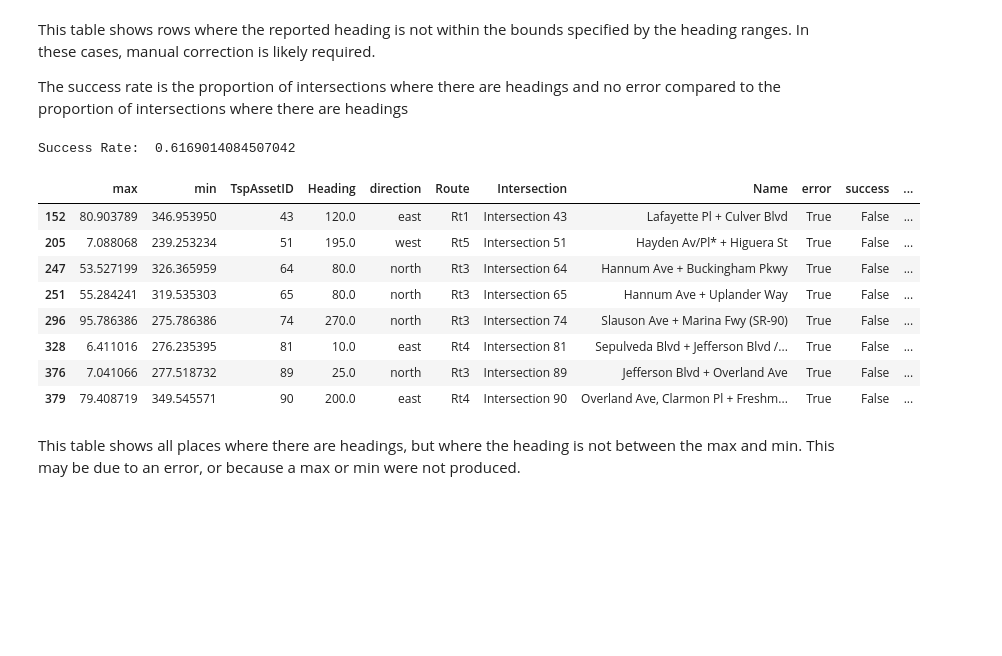
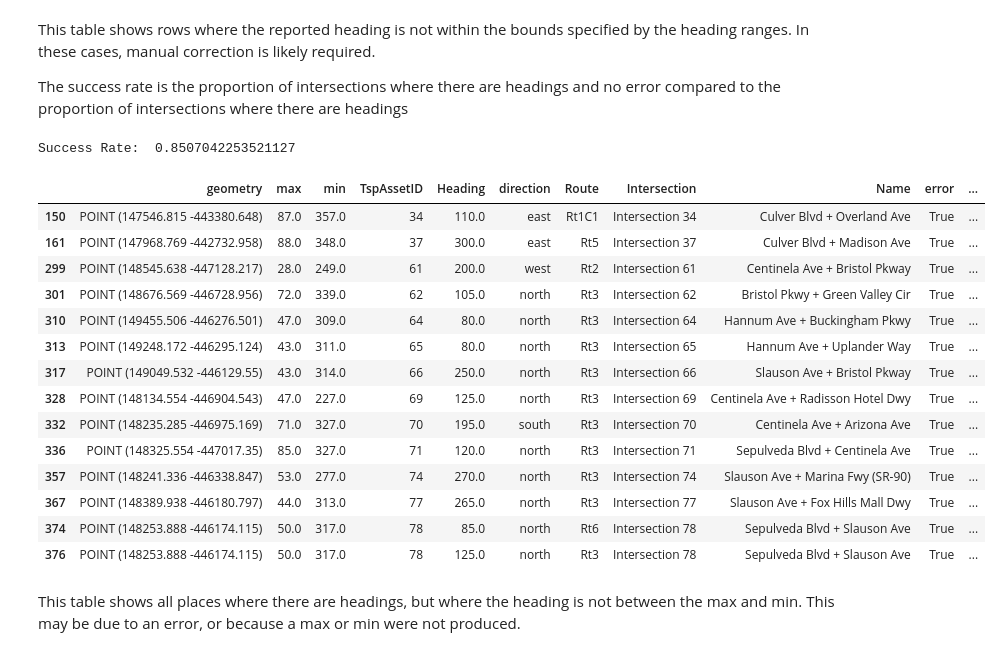
Before and after one commit to cal-itp/tsp-analysis, a Jupyter notebook: subtasks/heading_correction/get_bearings.ipynb, the cells around one changed output. Drawn from its saved outputs; the diff is of its cells as text; code cells hidden in the pictures; blank space fills up the shorter version.

```diff
--- a/subtasks/heading_correction/get_bearings.ipynb
+++ b/subtasks/heading_correction/get_bearings.ipynb
@@ -156,8 +171,8 @@ for edge in signal_in_edges:
     bearing_upper_bound = (bearing + min(positive_distance_to_other_edge) / 2) % 360
     bearing_lower_bound = (bearing - min(negative_distance_to_other_edge) / 2) % 360
     # add bearings to transit edge
-    edge[3]["bearing_lower_bound"] = bearing_lower_bound
-    edge[3]["bearing_upper_bound"] = bearing_upper_bound
+    edge[3]["bearing_lower_bound"] = bearing_lower_bound.round(0)
+    edge[3]["bearing_upper_bound"] = bearing_upper_bound.round(0)
     edges_to_update.append(edge)
     # add orientation to intersecting edges
     if "orientation" in edge[3]:
@@ -191,8 +206,12 @@ CANONICAL_DIRECTION_TO_ORIENTATION = {
 CANONICAL_DIRECTION_TO_OPPOSITE_DIRECTION = {"EAST": "WEST", "NORTH": "SOUTH"}
 
 DataKeyEdge = tuple[int, int, int, dict]
+
+
 def assign_directions_single_orientation(
-    results_tuples: list[tuple[DataKeyEdge, float, float]], direction_1: str, direction_2: str
+    results_tuples: list[tuple[DataKeyEdge, float, float]],
+    direction_1: str,
+    direction_2: str,
 ) -> tuple[DataKeyEdge | None, DataKeyEdge | None]:
     """
     Assign directions to edges
@@ -225,22 +244,23 @@ def assign_directions_single_orientation(
     # If there's more than two tuples, this isn't defined, return None
     return None, None
 
+
 # Get a graph with all edges that have assigned orientations, these are the ones where we need to assign edges
-graph_with_directions = graph_with_bounds.edge_subgraph(
+"""graph_with_directions = graph_with_bounds.edge_subgraph(
     [
         (u, v, k)
         for u, v, k, data in graph_with_bounds.in_edges(keys=True, data=True)
         if data.get("transit")
     ]
-).copy()
+).copy()"""
 
 edges_to_update = []
 nodes_to_update = []
-for node in graph_with_directions.nodes(data=True):
+for node in graph_with_bounds.nodes(data=True):
     # Assign directions to edges
     edges = [
         edge
-        for edge in graph_with_directions.in_edges(node[0], keys=True, data=True)
+        for edge in graph_with_bounds.in_edges(node[0], keys=True, data=True)
         if "orientation" in edge[3]
     ]
     edges_to_update_north_south = [
@@ -292,11 +312,11 @@ for node in graph_with_directions.nodes(data=True):
                 node[1][direction_column_name_upper] = bearing_upper_bound
                 # Update node
                 nodes_to_update.append(node)
-graph_with_directions.update(edges_to_update)
+graph_with_bounds.update(edges_to_update)
 # %% [markdown]
 ### Get tabular output
 # %%
-osm_nodes, osm_streets_into_signals = ox.convert.graph_to_gdfs(graph_with_directions)
+osm_nodes, osm_streets_into_signals = ox.convert.graph_to_gdfs(graph_with_bounds)
 # %%
 # Assign osm nodes to signal ids
 osm_nodes_with_signal_ids = (
@@ -345,7 +365,7 @@ validation_headings["direction"] = (
 nodes_with_signal_ids_long = (
     nodes_with_signal_ids_reindexed.reset_index()
     .melt(
-        id_vars=["TspAssetID"],
+        id_vars=["TspAssetID", "geometry"],
         value_vars=bearing_columns,
         var_name="bearing_type",
         value_name="bearing",
@@ -360,11 +380,17 @@ nodes_with_signal_ids_long[["direction", "type"]] = nodes_with_signal_ids_long[
 nodes_with_signal_ids_matching_validation = (
     nodes_with_signal_ids_long.drop("bearing_type", axis=1)
     .dropna(subset=["bearing"])
-    .pivot(index=["TspAssetID", "direction"], columns=["type"])
+    .pivot(index=["TspAssetID", "direction", "geometry"], columns=["type"])
 )
 nodes_with_signal_ids_matching_validation.columns = (
     nodes_with_signal_ids_matching_validation.columns.droplevel()
 )
+nodes_with_signal_ids_matching_validation.reset_index(
+    level=["geometry"], inplace=True
+)  # TODO - inplace bad?
+nodes_with_signal_ids_matching_validation = gpd.GeoDataFrame(
+    nodes_with_signal_ids_matching_validation, geometry="geometry"
+)
 # %% [markdown]
 This table shows rows where the reported heading is not within the bounds specified by the heading ranges. In these cases, manual correction is likely required.
 
@@ -372,39 +398,51 @@ The success rate is the proportion of intersections where there are headings and
 # %%
 # Get signals where bus headings do not match reported headings
 nodes_validation_merged = nodes_with_signal_ids_matching_validation.merge(
-    validation_headings[["TspAssetID", "Heading", "direction", "Route", "Intersection", "Name"]].drop_duplicates(),
+    validation_headings[
+        ["TspAssetID", "Heading", "direction", "Route", "Intersection", "Name"]
+    ].drop_duplicates(),
     how="outer",
     left_index=True,
     right_on=["TspAssetID", "direction"],
     validate="one_to_many",
 ).reset_index(drop=True)
 nodes_validation_merged["error"] = (
     nodes_validation_merged["Heading"].notna()
     & nodes_validation_merged["max"].notna()
     & nodes_validation_merged["min"].notna()
     & ~(nodes_validation_merged["Heading"] > nodes_validation_merged["min"])
     & ~(nodes_validation_merged["Heading"] < nodes_validation_merged["max"])
 )
 nodes_validation_merged["success"] = (
     ~nodes_validation_merged["error"]
     & nodes_validation_merged["Heading"].notna()
     & nodes_validation_merged["max"].notna()
     & nodes_validation_merged["min"].notna()
 )
-nodes_validation_merged["heading_available"] = nodes_validation_merged["Heading"].notna()
-print(f"Success Rate:  {nodes_validation_merged['success'].sum() / nodes_validation_merged['heading_available'].sum()}")
+nodes_validation_merged["heading_available"] = nodes_validation_merged[
+    "Heading"
+].notna()
+print(
+    f"Success Rate:  {(nodes_validation_merged['success'] & nodes_validation_merged['heading_available']).sum() / nodes_validation_merged['heading_available'].sum()}"
+)
 nodes_validation_merged.loc[nodes_validation_merged["error"]]
 # %% [output]
-Success Rate:  0.6169014084507042
+Success Rate:  0.8507042253521127
-|  | max | min | TspAssetID | Heading | direction | Route | Intersection | Name | error | success | ... |
-| 152 | 80.903789 | 346.953950 | 43 | 120.0 | east | Rt1 | Intersection 43 | Lafayette Pl + Culver Blvd | True | False | ... |
-| 205 | 7.088068 | 239.253234 | 51 | 195.0 | west | Rt5 | Intersection 51 | Hayden Av/Pl* + Higuera St | True | False | ... |
-| 247 | 53.527199 | 326.365959 | 64 | 80.0 | north | Rt3 | Intersection 64 | Hannum Ave + Buckingham Pkwy | True | False | ... |
-| 251 | 55.284241 | 319.535303 | 65 | 80.0 | north | Rt3 | Intersection 65 | Hannum Ave + Uplander Way | True | False | ... |
-| 296 | 95.786386 | 275.786386 | 74 | 270.0 | north | Rt3 | Intersection 74 | Slauson Ave + Marina Fwy (SR-90) | True | False | ... |
-| 328 | 6.411016 | 276.235395 | 81 | 10.0 | east | Rt4 | Intersection 81 | Sepulveda Blvd + Jefferson Blvd /... | True | False | ... |
-| 376 | 7.041066 | 277.518732 | 89 | 25.0 | north | Rt3 | Intersection 89 | Jefferson Blvd + Overland Ave | True | False | ... |
-| 379 | 79.408719 | 349.545571 | 90 | 200.0 | east | Rt4 | Intersection 90 | Overland Ave, Clarmon Pl + Freshm... | True | False | ... |
+|  | geometry | max | min | TspAssetID | Heading | direction | Route | Intersection | Name | error | ... |
+| 150 | POINT (147546.815 -443380.648) | 87.0 | 357.0 | 34 | 110.0 | east | Rt1C1 | Intersection 34 | Culver Blvd + Overland Ave | True | ... |
+| 161 | POINT (147968.769 -442732.958) | 88.0 | 348.0 | 37 | 300.0 | east | Rt5 | Intersection 37 | Culver Blvd + Madison Ave | True | ... |
+| 299 | POINT (148545.638 -447128.217) | 28.0 | 249.0 | 61 | 200.0 | west | Rt2 | Intersection 61 | Centinela Ave + Bristol Pkway | True | ... |
+| 301 | POINT (148676.569 -446728.956) | 72.0 | 339.0 | 62 | 105.0 | north | Rt3 | Intersection 62 | Bristol Pkwy + Green Valley Cir | True | ... |
+| 310 | POINT (149455.506 -446276.501) | 47.0 | 309.0 | 64 | 80.0 | north | Rt3 | Intersection 64 | Hannum Ave + Buckingham Pkwy | True | ... |
+| 313 | POINT (149248.172 -446295.124) | 43.0 | 311.0 | 65 | 80.0 | north | Rt3 | Intersection 65 | Hannum Ave + Uplander Way | True | ... |
+| 317 | POINT (149049.532 -446129.55) | 43.0 | 314.0 | 66 | 250.0 | north | Rt3 | Intersection 66 | Slauson Ave + Bristol Pkway | True | ... |
+| 328 | POINT (148134.554 -446904.543) | 47.0 | 227.0 | 69 | 125.0 | north | Rt3 | Intersection 69 | Centinela Ave + Radisson Hotel Dwy | True | ... |
+| 332 | POINT (148235.285 -446975.169) | 71.0 | 327.0 | 70 | 195.0 | south | Rt3 | Intersection 70 | Centinela Ave + Arizona Ave | True | ... |
+| 336 | POINT (148325.554 -447017.35) | 85.0 | 327.0 | 71 | 120.0 | north | Rt3 | Intersection 71 | Sepulveda Blvd + Centinela Ave | True | ... |
+| 357 | POINT (148241.336 -446338.847) | 53.0 | 277.0 | 74 | 270.0 | north | Rt3 | Intersection 74 | Slauson Ave + Marina Fwy (SR-90) | True | ... |
+| 367 | POINT (148389.938 -446180.797) | 44.0 | 313.0 | 77 | 265.0 | north | Rt3 | Intersection 77 | Slauson Ave + Fox Hills Mall Dwy | True | ... |
+| 374 | POINT (148253.888 -446174.115) | 50.0 | 317.0 | 78 | 85.0 | north | Rt6 | Intersection 78 | Sepulveda Blvd + Slauson Ave | True | ... |
+| 376 | POINT (148253.888 -446174.115) | 50.0 | 317.0 | 78 | 125.0 | north | Rt3 | Intersection 78 | Sepulveda Blvd + Slauson Ave | True | ... |
 # %% [markdown]
 This table shows all places where there are headings, but where the heading is not between the max and min. This may be due to an error, or because a max or min were not produced.
 # %%
```
Also changed, not shown: parts of 14 cells of this notebook, 1 other file.
